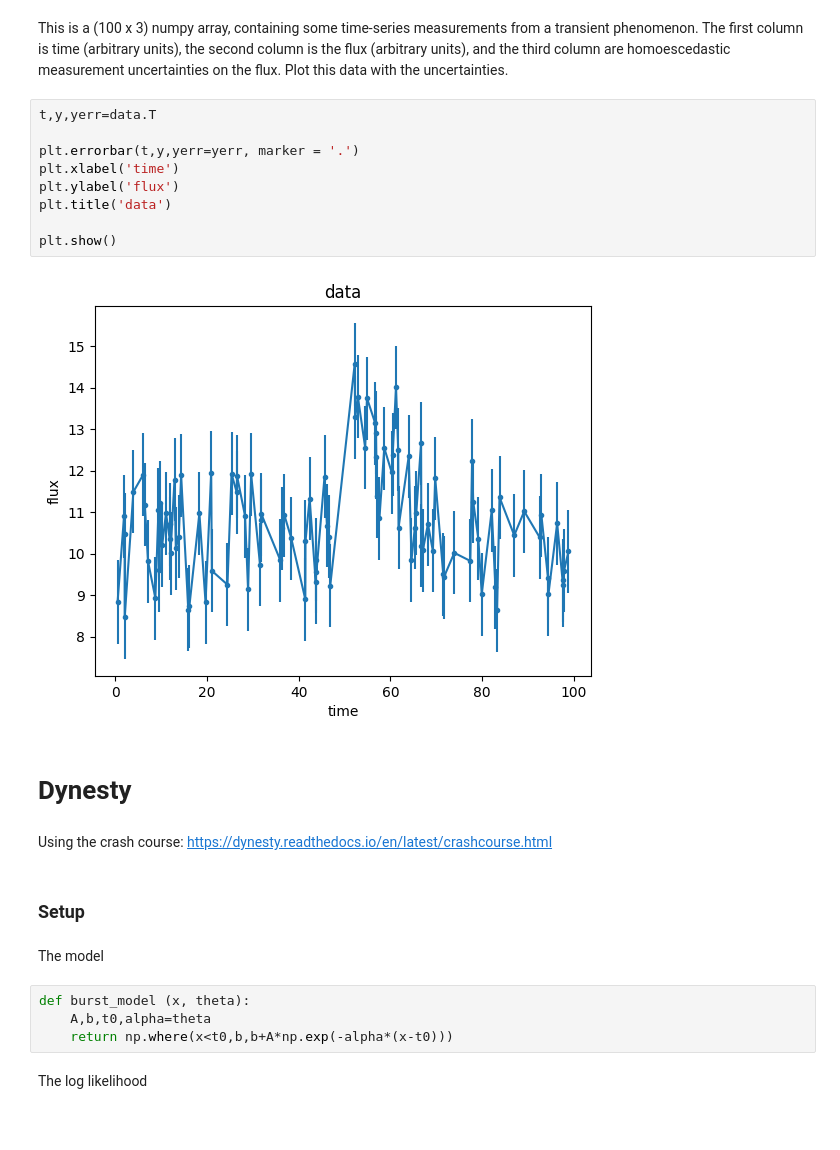
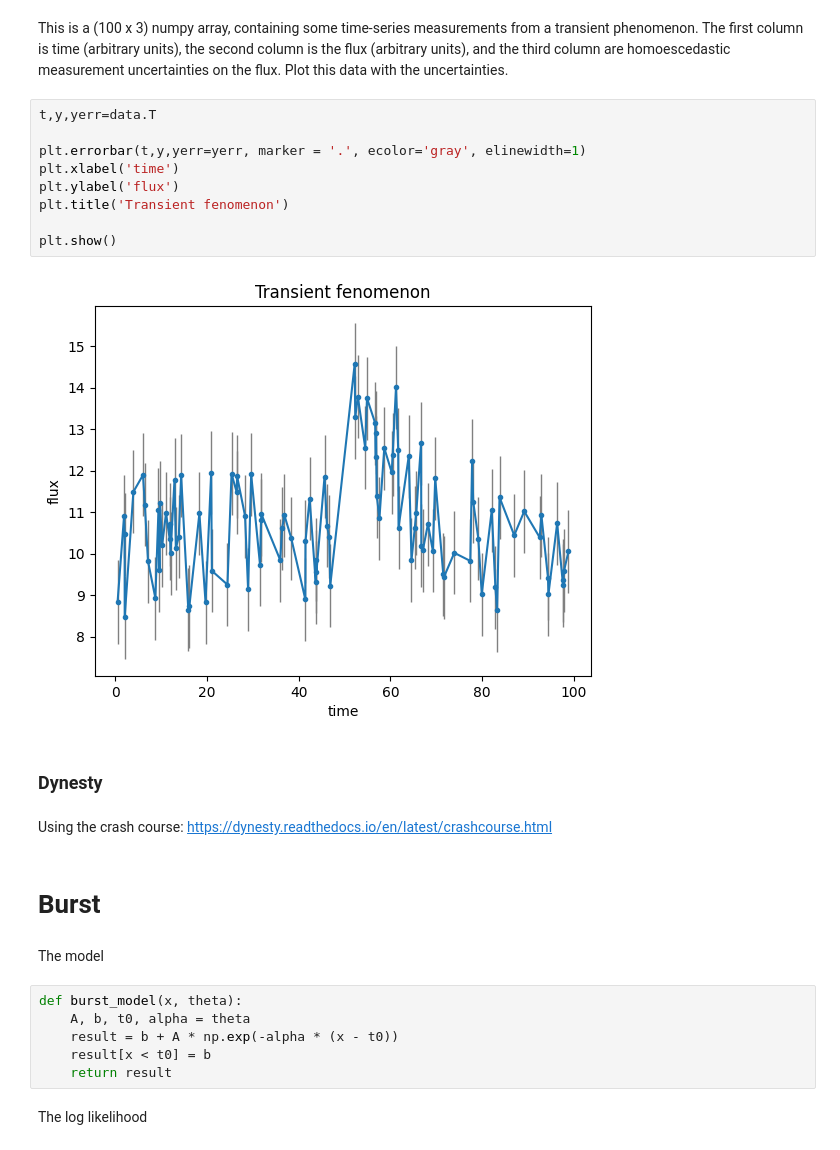
Before and after one commit to GiuliaConti/astrostatistics_bicocca_2024, a Jupyter notebook: working/E11_L12_nested.ipynb, the cells around one changed output. Saved outputs shown, nothing was run; the diff lists cells and outputs as text.

```diff
--- a/working/E11_L12_nested.ipynb
+++ b/working/E11_L12_nested.ipynb
@@ -14,26 +14,28 @@ This is a (100 x 3) numpy array, containing some time-series measurements from a
 # %%
 t,y,yerr=data.T
 
-plt.errorbar(t,y,yerr=yerr, marker = '.')
+plt.errorbar(t,y,yerr=yerr, marker = '.', ecolor='gray', elinewidth=1)
 plt.xlabel('time')
 plt.ylabel('flux')
-plt.title('data')
+plt.title('Transient fenomenon')
 
 plt.show()
 # %% [output]
-[figure, old version]
+[figure, new version]
 # %% [markdown]
-# Dynesty
+### Dynesty
 # %% [markdown]
 Using the crash course: https://dynesty.readthedocs.io/en/latest/crashcourse.html
 # %% [markdown]
-### Setup
+# Burst
 # %% [markdown]
 The model
 # %%
-def burst_model (x, theta):
-    A,b,t0,alpha=theta
-    return np.where(x<t0,b,b+A*np.exp(-alpha*(x-t0)))
+def burst_model(x, theta):
+    A, b, t0, alpha = theta
+    result = b + A * np.exp(-alpha * (x - t0))
+    result[x < t0] = b
+    return result
 # %% [markdown]
 The log likelihood
 # %%
```
Also changed, not shown: parts of 33 cells of this notebook.
